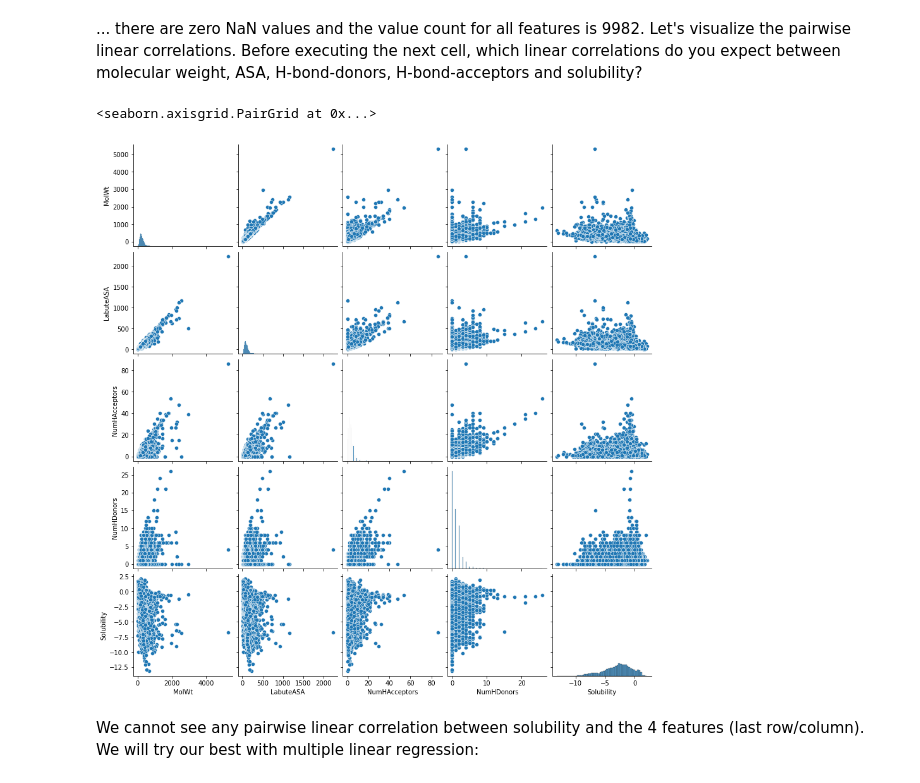
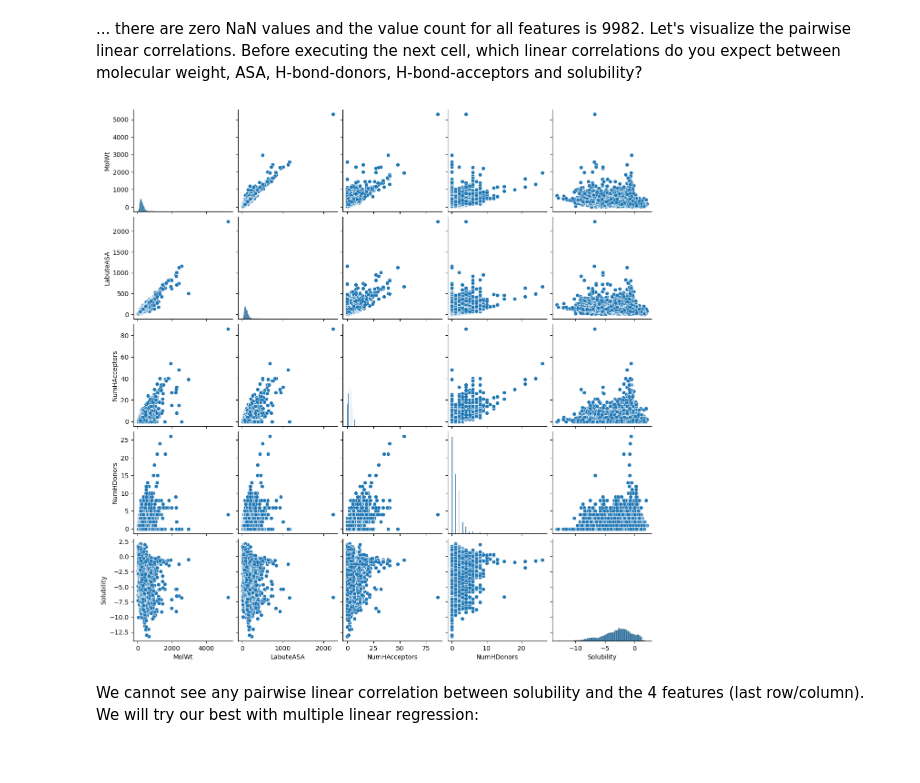
Before and after one commit to Tacitus523/ml4chem, a Jupyter notebook: Regression/1.1_RegressionTutorial.ipynb, the cells around one changed output. Drawn from its saved outputs; the diff is of its cells as text; code cells hidden in the pictures.

```diff
--- a/Regression/1.1_RegressionTutorial.ipynb
+++ b/Regression/1.1_RegressionTutorial.ipynb
@@ -19,6 +20,6 @@ Load a data set and inspect it
 # %%
 # load it
-data = pd.read_csv(
+data: pd.DataFrame = pd.read_csv(
     "https://github.com/whitead/dmol-book/raw/main/data/curated-solubility-dataset.csv"
 )
 # inspecting
@@ -275,9 +278,10 @@ print(data["NumHDonors"].isna().sum())
 ... there are zero NaN values and the value count for all features is 9982. Let's visualize the pairwise linear correlations. Before executing the next cell, which linear correlations do you expect between molecular weight, ASA, H-bond-donors, H-bond-acceptors and solubility?
 # %%
 sns.pairplot(data[["MolWt", "LabuteASA", "NumHAcceptors", "NumHDonors", "Solubility"]])
+sns.set_context("notebook")
+plt.show()
 # %% [output]
-<seaborn.axisgrid.PairGrid at 0x...>
-[figure, old version]
+[figure, new version]
 # %% [markdown]
 We cannot see any pairwise linear correlation between solubility and the 4 features (last row/column). We will try our best with multiple linear regression:
 # %% [markdown]
```
Also changed, not shown: parts of 19 cells of this notebook.
